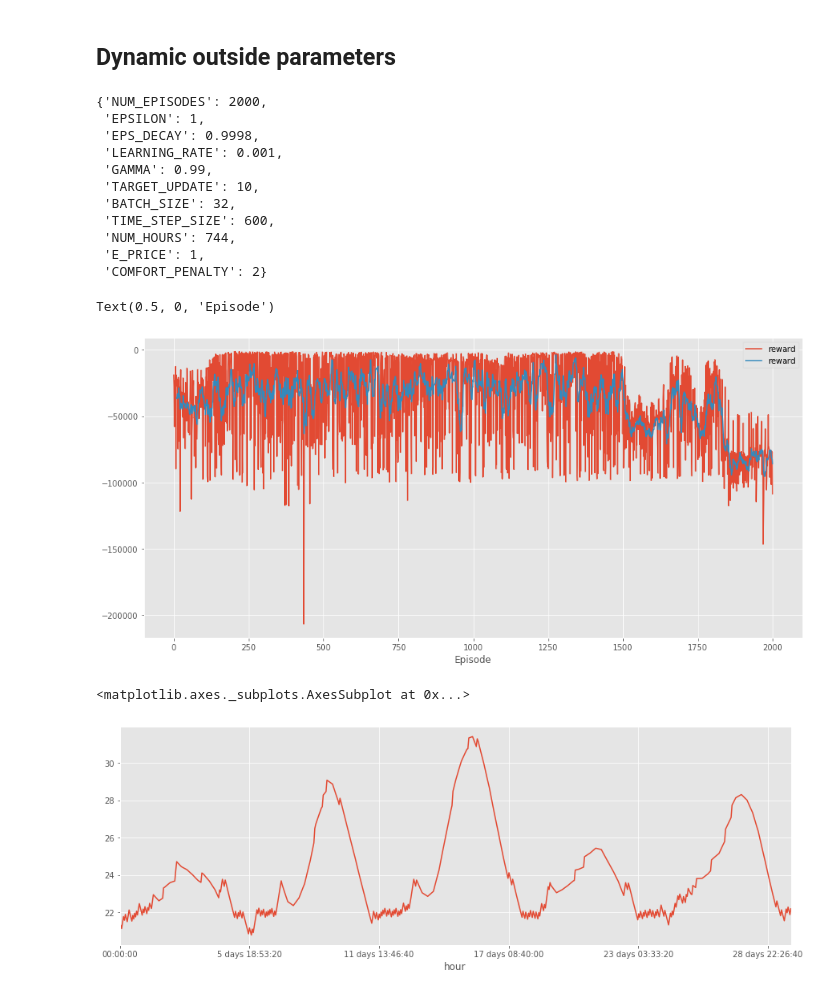
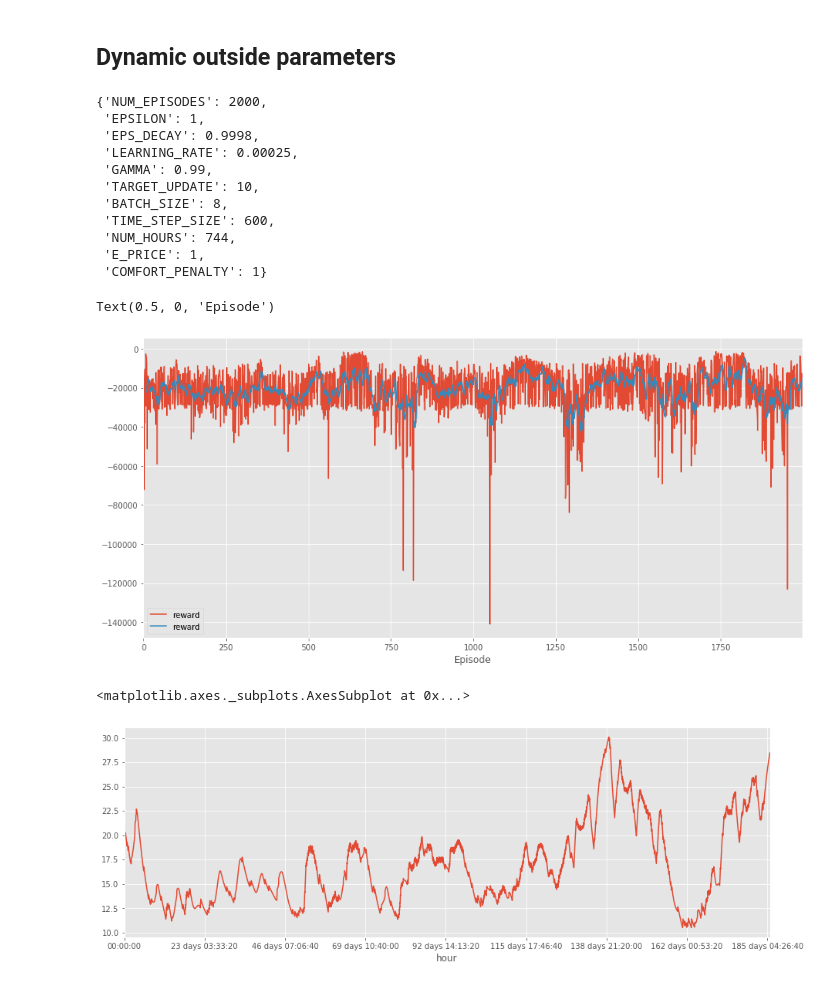
Before and after one commit to Cernewein/heating-RL-agent, a Jupyter notebook: Notebooks/Visualization.ipynb, the cells around one changed output. Drawn from its saved outputs; the diff is of its cells as text; code cells hidden in the pictures.

```diff
--- a/Notebooks/Visualization.ipynb
+++ b/Notebooks/Visualization.ipynb
@@ -145,21 +145,21 @@ temperatures_df.iloc[0:48,:].loc[:,'trained'].plot()
 # %% [markdown]
 ## Dynamic outside parameters
 # %%
-rewards = pkl.load(open('data/output/2399196_dynamic_True_rewards_dqn.pkl', "rb"))
+rewards = pkl.load(open('data/output/2533953_dynamic_True_rewards_dqn.pkl', "rb"))
 # %%
 rewards[-1]
 # %% [output]
 {'NUM_EPISODES': 2000,
  'EPSILON': 1,
  'EPS_DECAY': 0.9998,
- 'LEARNING_RATE': 0.001,
+ 'LEARNING_RATE': 0.00025,
  'GAMMA': 0.99,
  'TARGET_UPDATE': 10,
- 'BATCH_SIZE': 32,
+ 'BATCH_SIZE': 8,
  'TIME_STEP_SIZE': 600,
  'NUM_HOURS': 744,
  'E_PRICE': 1,
- 'COMFORT_PENALTY': 2}
+ 'COMFORT_PENALTY': 1}
 # %%
 rewards_df = pd.DataFrame()
 rewards_df['reward'] = rewards[:-1]
@@ -175,18 +175,18 @@ plt.xlabel('Episode')
 #plt.savefig('data/output/rewards_dynamic_dqn.png')
 # %% [output]
 Text(0.5, 0, 'Episode')
-[figure, old version]
+[figure, new version]
 # %%
-temperatures = pkl.load(open('data/output/2405214_dynamic_True_temperatures_dqn.pkl', "rb"))
+temperatures = pkl.load(open('data/output/2533953_dynamic_True_temperatures_dqn.pkl', "rb"))
 # %%
 temperatures_df = pd.DataFrame()
-temperatures_df['trained'] = temperatures[-2]
+temperatures_df['trained'] = temperatures[-5]
 temperatures_df['hour'] = pd.to_timedelta(temperatures_df.index, unit='h')
 
 temperatures_df.index = temperatures_df['hour']
 
 plt.figure(figsize=(15,5))
 temperatures_df.iloc[:,:].loc[:,'trained'].plot()
 # %% [output]
 <matplotlib.axes._subplots.AxesSubplot at 0x...>
-[figure, old version]
+[figure, new version]
```
Also changed, not shown: 2 other files.
